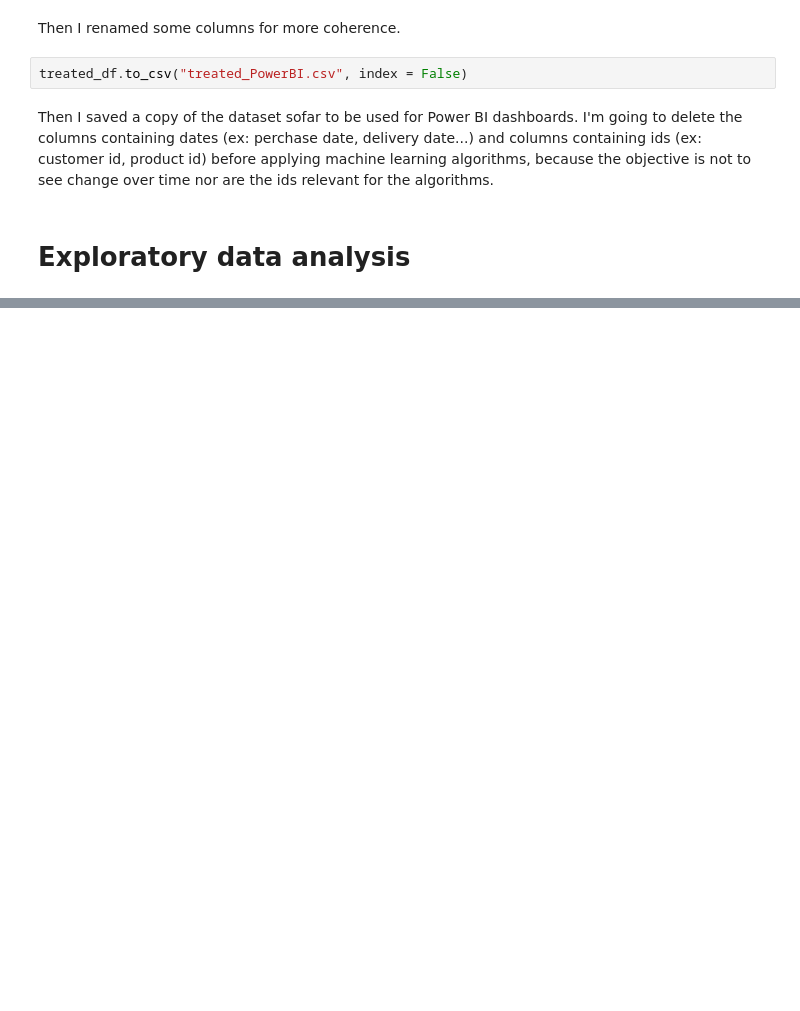
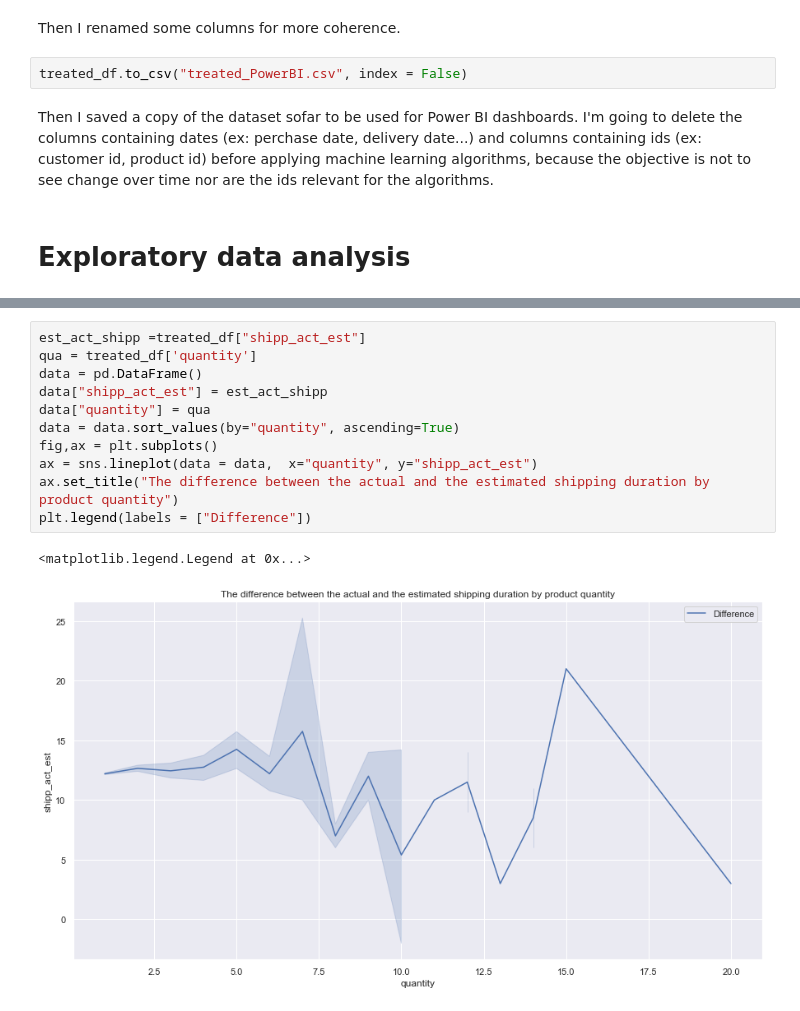
Before and after one commit to imane-ayouni/Customer-Clustering, a Jupyter notebook: Customer Segmentation Part II.ipynb, the cells around one changed output, grey strips where cells are left out. Saved outputs shown, nothing was run; the diff lists cells and outputs as text; blank space fills up the shorter version.

```diff
--- a/Customer Segmentation Part II.ipynb
+++ b/Customer Segmentation Part II.ipynb
@@ -216,0 +214,14 @@ memory usage: 24.7+ MB
+# %%
+est_act_shipp =treated_df["shipp_act_est"]
+qua = treated_df['quantity']
+data = pd.DataFrame()
+data["shipp_act_est"] = est_act_shipp
+data["quantity"] = qua
+data = data.sort_values(by="quantity", ascending=True)
+fig,ax = plt.subplots()
+ax = sns.lineplot(data = data,  x="quantity", y="shipp_act_est")
+ax.set_title("The difference between the actual and the estimated shipping duration by product quantity")
+plt.legend(labels = ["Difference"])
+# %% [output]
+<matplotlib.legend.Legend at 0x...>
+[figure, added]
```
Also changed, not shown: parts of 36 cells of this notebook, 1 other file.
